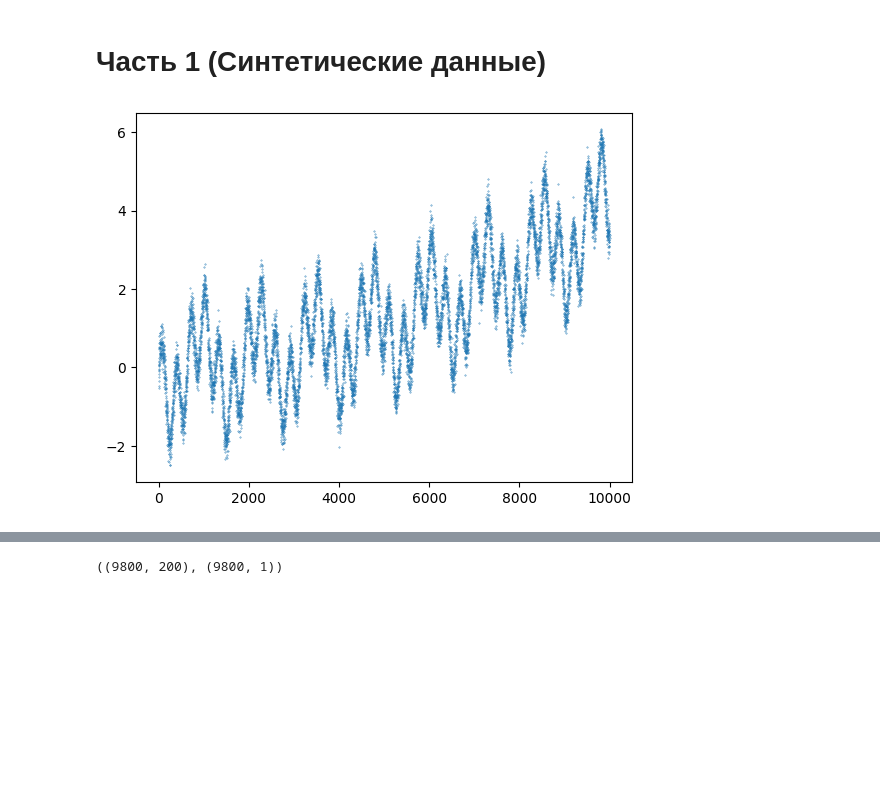
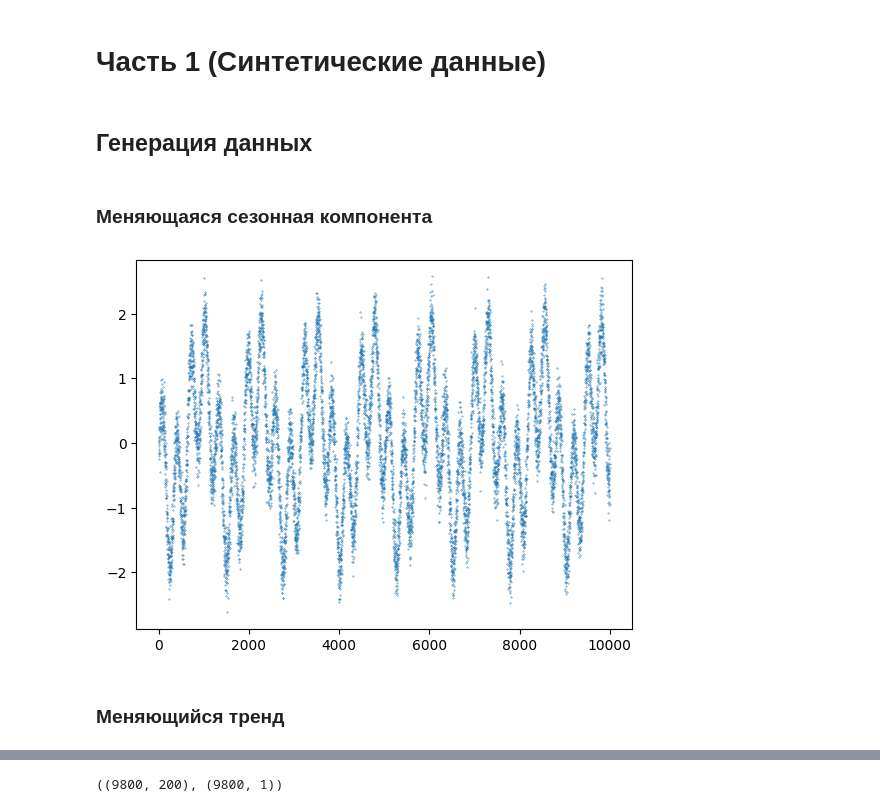
Before and after one commit to NickDemiman/Deep-learning, a Jupyter notebook: 6 lab/Lab6.ipynb, the cells around one changed output, grey strips where cells are left out. Drawn from its saved outputs; the diff is of its cells as text; code cells hidden in the pictures; blank space fills up the shorter version.

```diff
--- a/6 lab/Lab6.ipynb
+++ b/6 lab/Lab6.ipynb
@@ -30,13 +61,19 @@ device
 device(type='cpu')
 # %% [markdown]
 # Часть 1 (Синтетические данные)
+# %% [markdown]
+## Генерация данных
+# %% [markdown]
+### Меняющаяся сезонная компонента
 # %%
 X = np.arange(10000)
-y = np.sin(X/50)-np.sin(X/200)+(2*X/X.size)**2
+y = np.sin(X/50)-np.sin(X/200)
 y += np.random.normal(scale=0.25, size=y.size)
 plt.scatter(X, y[:10000], s=0.1)
 
 df = pd.Series(y)
-#df = df.diff().dropna()
+df = df.diff().dropna()
 # %% [output]
-[figure, old version]
+[figure, new version]
+# %% [markdown]
+### Меняющийся тренд
```
Also changed, not shown: parts of 29 cells of this notebook, 5 other files.
